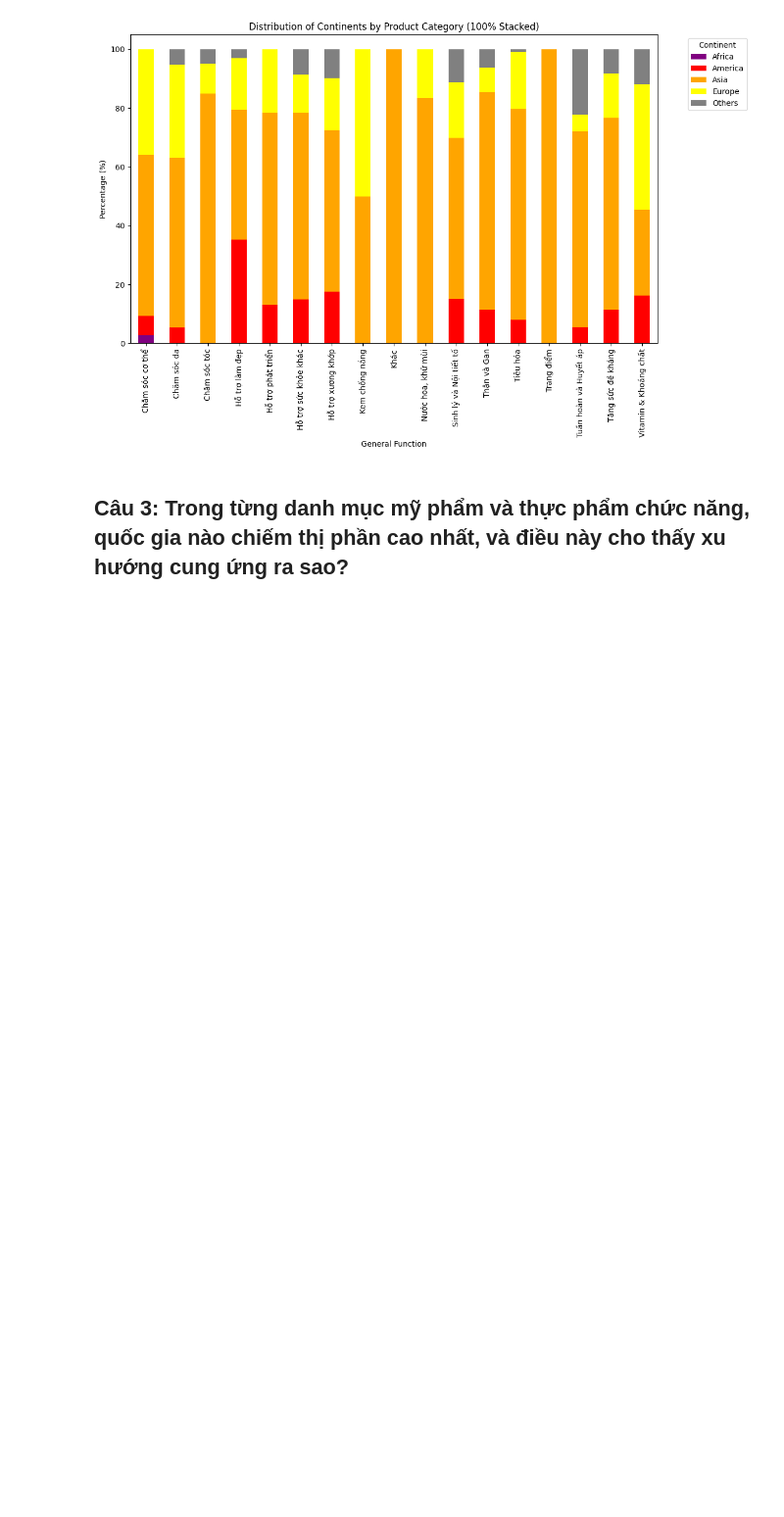
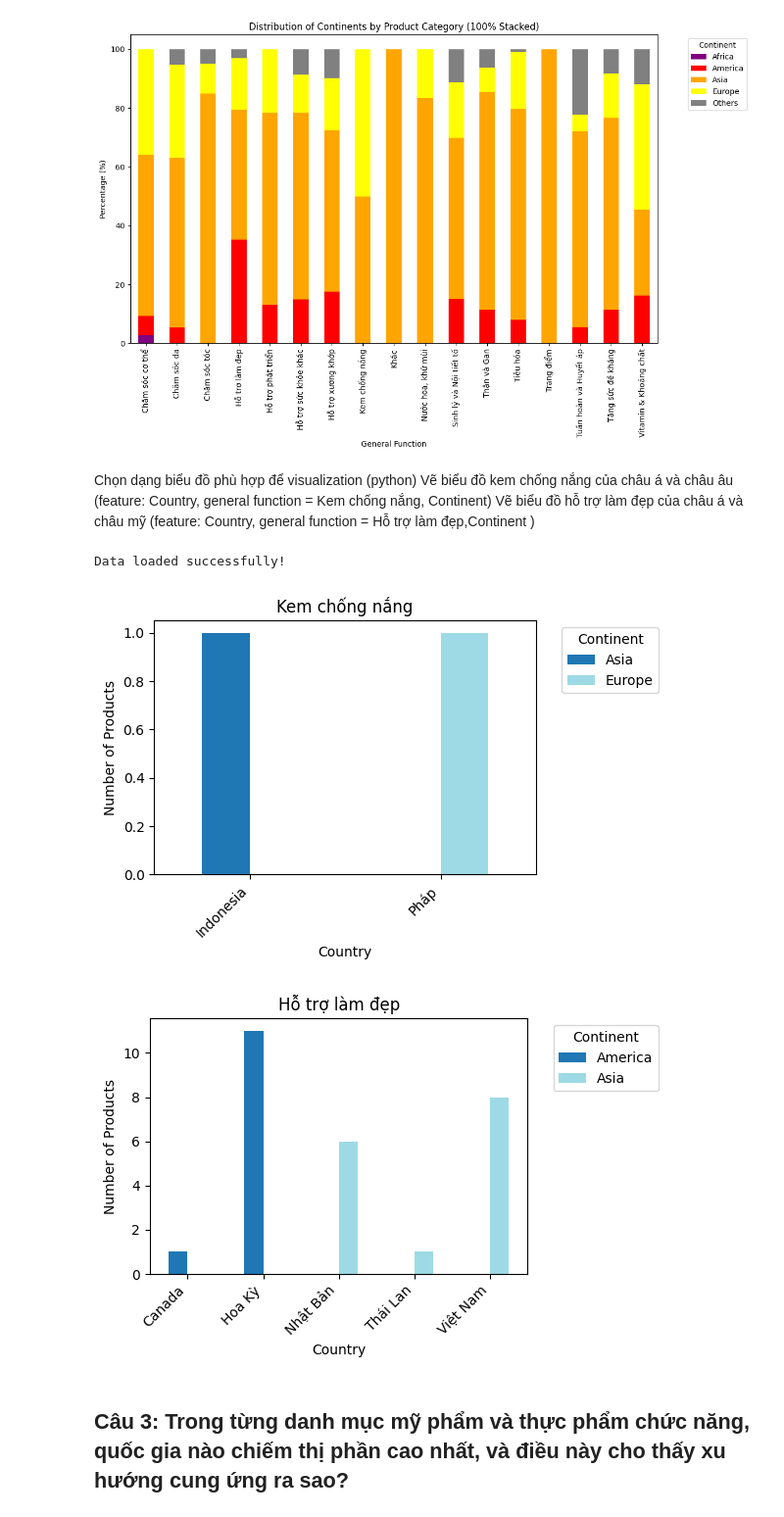
Before and after one commit to LLH-07/Introduction-to-Data-Science-22KHDL1, a Jupyter notebook: Visulaization.ipynb, the cells around one changed output. Shown at 98% size. Cells and saved outputs as stored; diff of their text form; code cells hidden in the pictures; blank space fills up the shorter version.

```diff
--- a/Visulaization.ipynb
+++ b/Visulaization.ipynb
@@ -219,6 +226,61 @@ plt.show()
 # %% [output]
 <Figure size 1200x800 with 0 Axes>
 [figure]
+# %% [markdown]
+Chọn dạng biểu đồ phù hợp để visualization (python)
+Vẽ biểu đồ kem chống nắng của châu á và châu âu (feature: Country, general function = Kem chống nắng, Continent)
+Vẽ biểu đồ hỗ trợ làm đẹp của châu á và châu mỹ (feature: Country, general function = Hỗ trợ làm đẹp,Continent )
+# %%
+import pandas as pd
+import matplotlib.pyplot as plt
+
+file_path = './Data/MyPham_TPCN_data(processed).csv'
+try:
+    data = pd.read_csv(file_path)
+    print("Data loaded successfully!")
+except FileNotFoundError:
+    print("Error: File not found. Please check the file path.")
+    raise
+
+# Corrected function call with exact column name
+def plot_grouped_bar_chart(data, general_function, continents, title):
+    # Filter data by general function and continent
+    filtered_data = data[
+        (data['General_Function'] == general_function) &
+        (data['Continent'].isin(continents))
+    ]
+    # Group by Country and Continent, count occurrences
+    grouped_data = filtered_data.groupby(['Continent', 'Country']).size().unstack(fill_value=0)
+
+    # Plot grouped bar chart
+    grouped_data.T.plot(kind='bar', figsize=(6, 4), colormap='tab20')
+    plt.title(title)
+    plt.xlabel("Country")
+    plt.ylabel("Number of Products")
+    plt.xticks(rotation=45, ha="right")
+    plt.legend(title="Continent", bbox_to_anchor=(1.05, 1), loc='upper left')
+    plt.tight_layout()
+    plt.show()
+
+# Plot 1: Kem chống nắng - Châu Á và Châu Âu
+plot_grouped_bar_chart(
+    data,
+    general_function="Kem chống nắng",
+    continents=["Asia", "Europe"],
+    title="Kem chống nắng"
+)
+
+# Plot 2: Hỗ trợ làm đẹp - Châu Á và Châu Mỹ
+plot_grouped_bar_chart(
+    data,
+    general_function="Hỗ trợ làm đẹp",
+    continents=["Asia", "America"],
+    title="Hỗ trợ làm đẹp"
+)
+# %% [output]
+Data loaded successfully!
+[figure, added]
+[figure, added]
 # %% [markdown]
 ## Câu 3: Trong từng danh mục mỹ phẩm và thực phẩm chức năng, quốc gia nào chiếm thị phần cao nhất, và điều này cho thấy xu hướng cung ứng ra sao?
 # %% [markdown]
```
Also changed, not shown: parts of 2 cells of this notebook.
